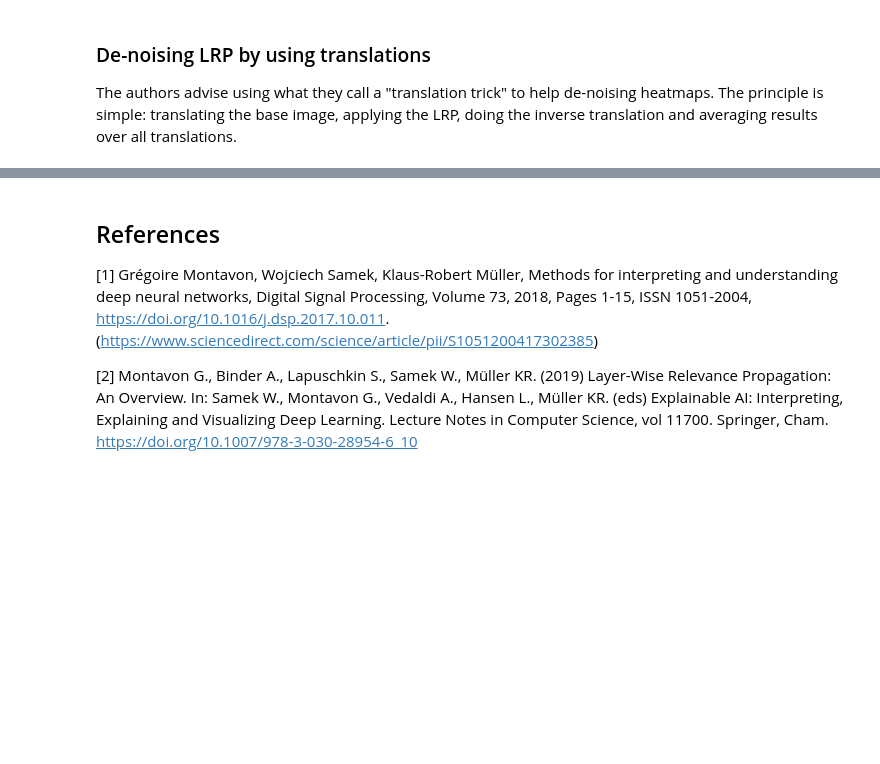
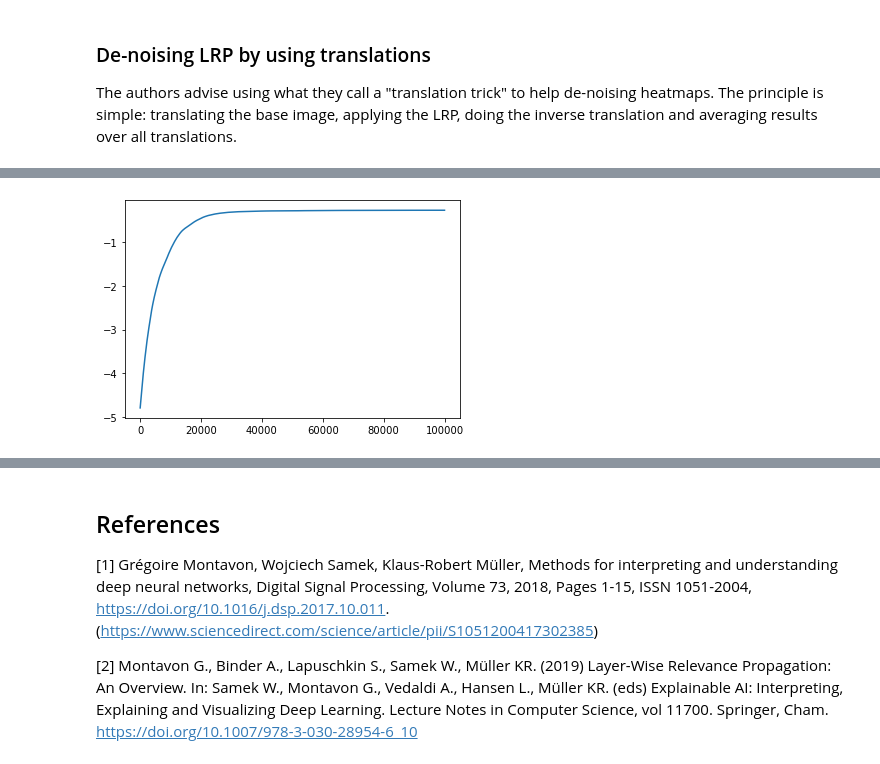
Before and after one commit to LMeynent/mnist-explanation, a Jupyter notebook: mnist-explanation.ipynb, the cells around one changed output, grey strips where cells are left out. Cells and saved outputs as stored; diff of their text form; code cells hidden in the pictures; blank space fills up the shorter version.

```diff
--- a/mnist-explanation.ipynb
+++ b/mnist-explanation.ipynb
@@ -347,0 +356,22 @@ plot_analysis_results(samples, denoised_lrp(dnn, samples, np.arange(10), pixels=
+# %%
+def activation_maximisation(model, target, N=100_000, lr=0.01, lambda_=0.005):
+    X = torch.ones((1,1,28,28), requires_grad=True)
+    losses = np.zeros(N)
+
+    for i in trange(N):
+        y = dnn(X)
+        loss = torch.log(y[0][target]) - lambda_*(X.norm())**2
+        losses[i] = loss.item()
+        loss.backward(retain_graph=True)
+        with torch.no_grad():
+            X = X + lr*X.grad
+        X.requires_grad = True
+
+    plt.plot(losses)
+
+    return X
+
+opt.zero_grad()
+am = activation_maximisation(dnn, 0)
+# %% [output]
+[figure, added]
```
Also changed, not shown: parts of 11 cells of this notebook.
